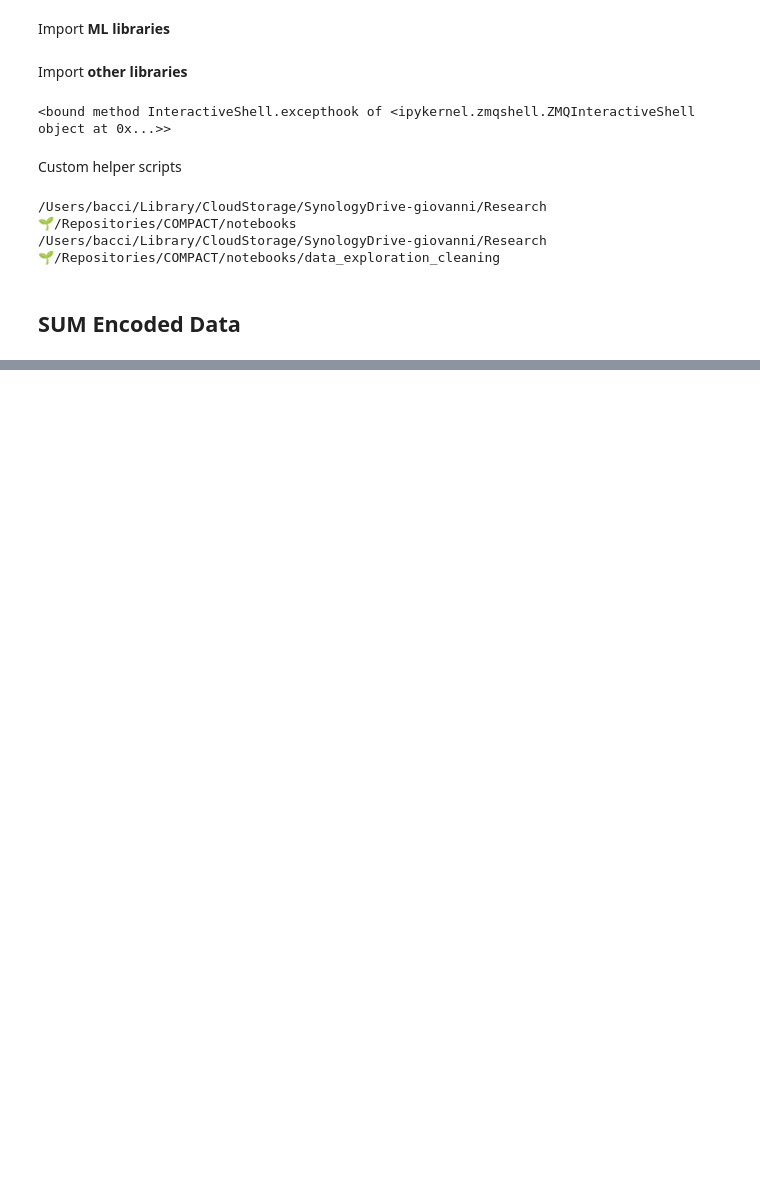
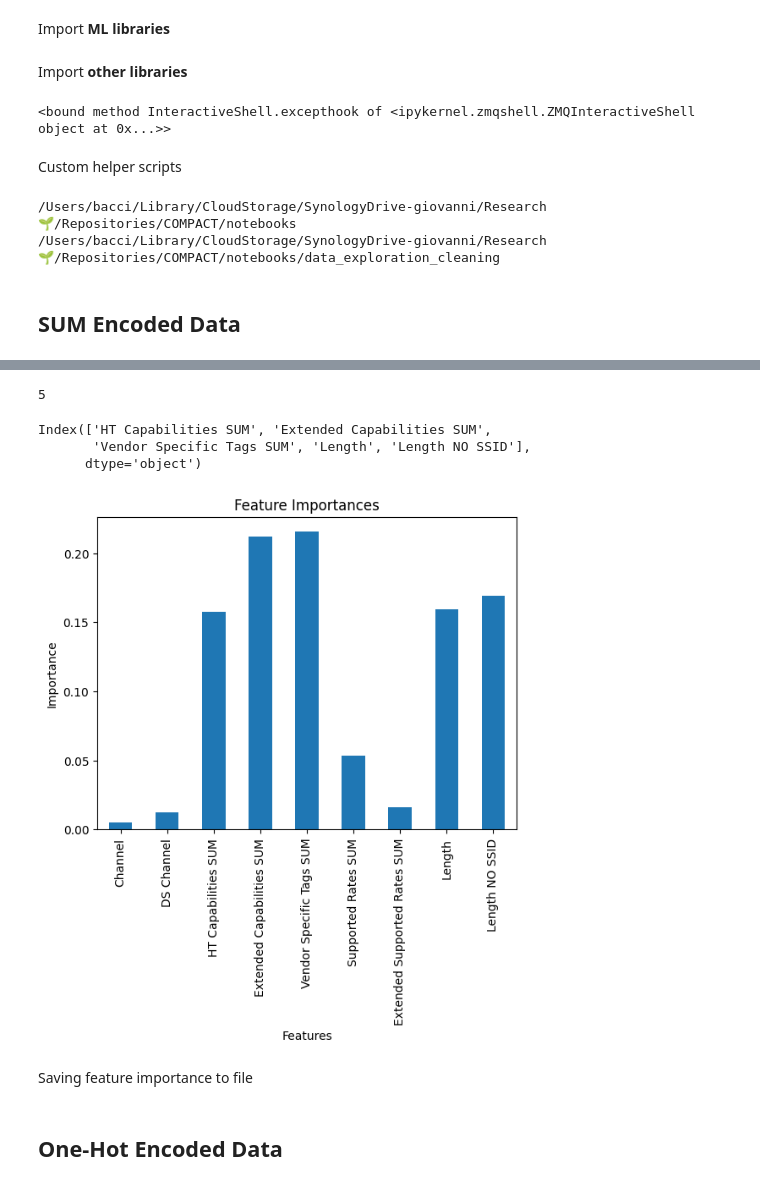
Before and after one commit to GiovanniBaccichet/CompactProbes, a Jupyter notebook: notebooks/models_feature_engineering/feature_selection_RF.ipynb, the cells around one changed output, grey strips where cells are left out. Drawn from its saved outputs; the diff is of its cells as text; code cells hidden in the pictures; blank space fills up the shorter version.

```diff
--- a/notebooks/models_feature_engineering/feature_selection_RF.ipynb
+++ b/notebooks/models_feature_engineering/feature_selection_RF.ipynb
@@ -65 +73,5 @@ df_sum
+# %%
+to_drop = ["Timestamp", "MAC Address"]
+# %%
+df_sum = df_sum.drop(to_drop, axis=1)
 # %% [markdown]
@@ -70,0 +79,7 @@ X_train, y_train, X_test, y_test = model_selection.train_test_split(
+# %%
+X = df_sum.drop(columns=["Label"])
+y = df_sum["Label"]
+
+X_train, X_test, y_train, y_test = train_test_split(
+    X, y, test_size=0.4, random_state=42, stratify=y
+)
@@ -70,0 +88,7 @@ X_train, y_train, X_test, y_test = model_selection.train_test_split(
+# %%
+min_max_scaler = MinMaxScaler()
+X_train = min_max_scaler.fit_transform(X_train)
+X_test = min_max_scaler.transform(X_test)
+
+X_train = pd.DataFrame(X_train, columns=X.columns)
+X_test = pd.DataFrame(X_test, columns=X.columns)
@@ -73,0 +102,24 @@ sel.fit(X_train, y_train)
+# %%
+selected_feat = X_train.columns[(sel.get_support())]
+len(selected_feat)
+# %% [output]
+5
+# %%
+print(selected_feat)
+# %% [output]
+Index(['HT Capabilities SUM', 'Extended Capabilities SUM',
+       'Vendor Specific Tags SUM', 'Length', 'Length NO SSID'],
+      dtype='object')
+# %%
+feature_importances = pd.Series(
+    sel.estimator_.feature_importances_.ravel(), index=X_train.columns
+)
+feature_importances.plot(kind="bar")
+plt.xlabel("Features")
+plt.ylabel("Importance")
+plt.title("Feature Importances")
+plt.show()
+# %% [output]
+[figure, added]
+# %% [markdown]
+Saving feature importance to file
@@ -73,0 +133,2 @@ sel.fit(X_train, y_train)
+# %% [markdown]
+## One-Hot Encoded Data
```
Also changed, not shown: parts of 12 cells of this notebook, 1 other file.
